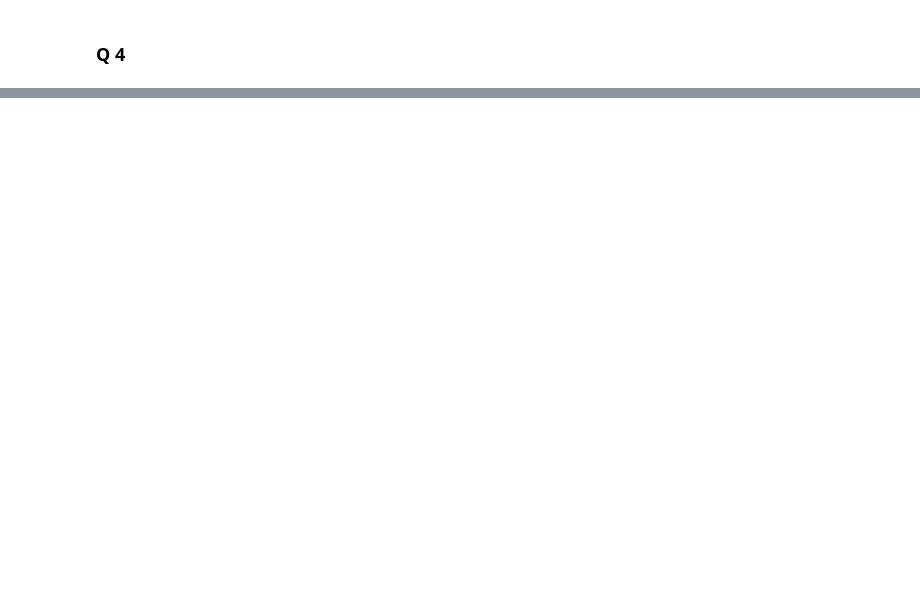
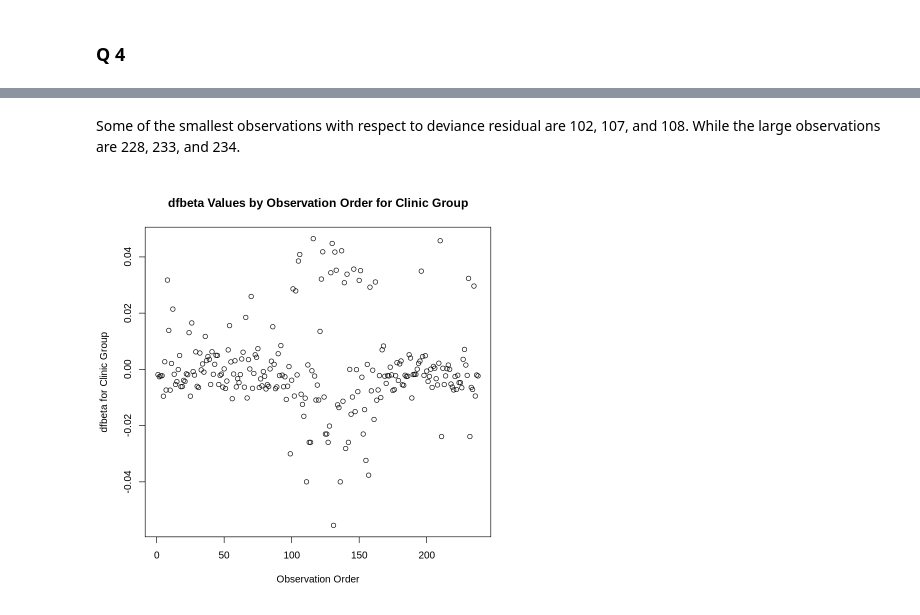
Before and after one commit to ormorteey/BST-222-Survival-Analysis, a Jupyter notebook: BST_222_HW_4.ipynb, the cells around one changed output, grey strips where cells are left out. Cells and saved outputs as stored; diff of their text form; code cells hidden in the pictures; blank space fills up the shorter version.

```diff
--- a/BST_222_HW_4.ipynb
+++ b/BST_222_HW_4.ipynb
@@ -213,0 +273,7 @@ hodg.preds <- predict(hodg.cox2)
+# %% [markdown]
+Some of the smallest observations with respect to deviance residual are 102, 107, and 108. While the large observations are 228, 233, and 234.
+# %%
+plot(addicts.dfb[,1],xlab="Observation Order",ylab="dfbeta for Clinic Group")
+title("dfbeta Values by Observation Order for Clinic Group")
+# %% [output]
+[figure, added]
```
Also changed, not shown: parts of 28 cells of this notebook.
